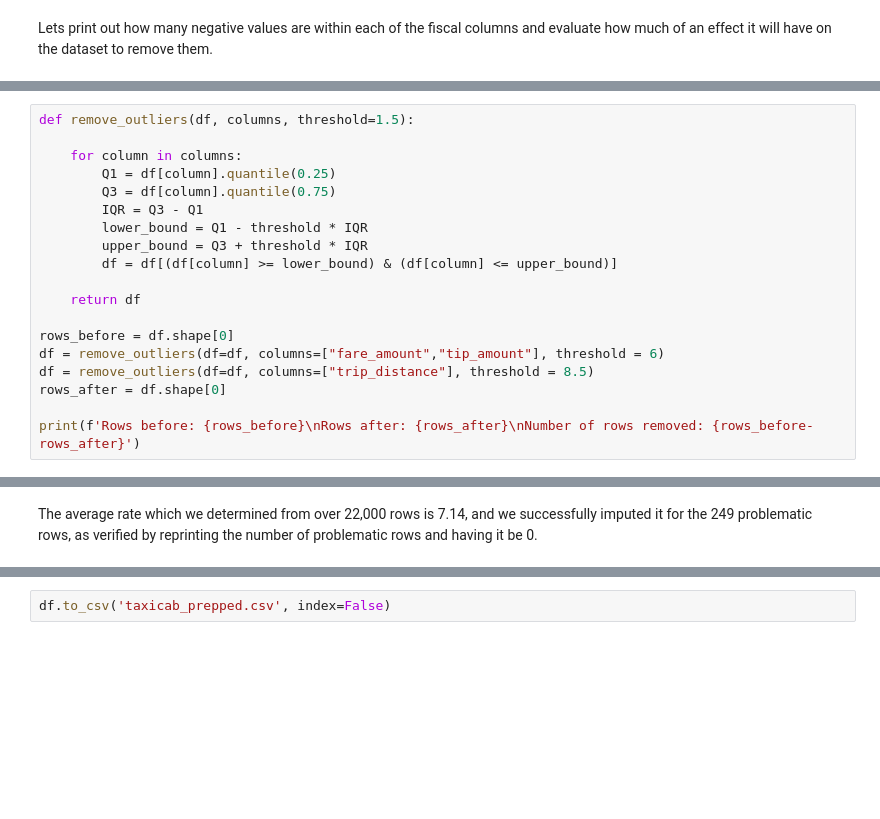
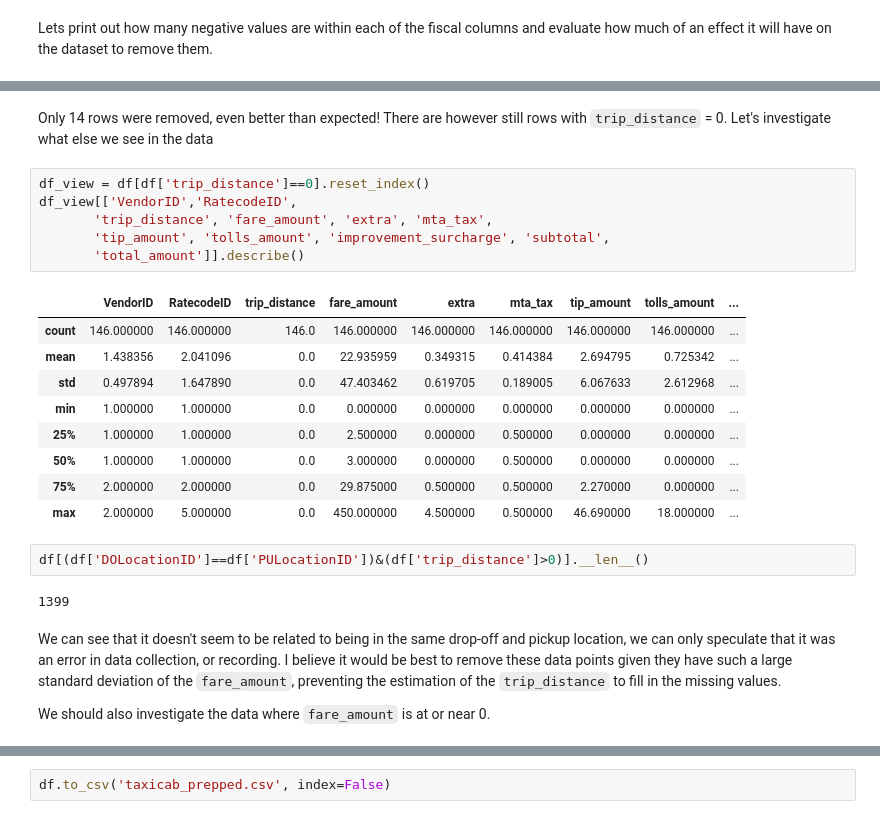
Before and after one commit to DonFetti/TaxiCab_Project, a Jupyter notebook: taxi_data_prep.ipynb, the cells around one changed output, grey strips where cells are left out. Drawn from its saved outputs; the diff is of its cells as text; blank space fills up the shorter version.

```diff
--- a/taxi_data_prep.ipynb
+++ b/taxi_data_prep.ipynb
@@ -326,19 +254,0 @@ The oulier upperbounds for `fare_amount`, `tip_amount` and `trip_distance` are 2
-# %%
-def remove_outliers(df, columns, threshold=1.5):
-
-    for column in columns:
-        Q1 = df[column].quantile(0.25)
-        Q3 = df[column].quantile(0.75)
-        IQR = Q3 - Q1
-        lower_bound = Q1 - threshold * IQR
-        upper_bound = Q3 + threshold * IQR
-        df = df[(df[column] >= lower_bound) & (df[column] <= upper_bound)]
-
-    return df
-
-rows_before = df.shape[0]
-df = remove_outliers(df=df, columns=["fare_amount","tip_amount"], threshold = 6)
-df = remove_outliers(df=df, columns=["trip_distance"], threshold = 8.5)
-rows_after = df.shape[0]
-
-print(f'Rows before: {rows_before}\nRows after: {rows_after}\nNumber of rows removed: {rows_before-rows_after}')
@@ -361,2 +255,26 @@ print(df[(df["ride_rate"] == 0) | (df["ride_rate"] >= rate_upper_bound)].shape[0
-# %% [markdown]
-The average rate which we determined from over 22,000 rows is 7.14, and we successfully imputed it for the 249 problematic rows, as verified by reprinting the number of problematic rows and having it be 0.
+# %% [markdown]
+Only 14 rows were removed, even better than expected! There are however still rows with `trip_distance` = 0. Let's investigate what else we see in the data
+# %%
+df_view = df[df['trip_distance']==0].reset_index()
+df_view[['VendorID','RatecodeID',
+       'trip_distance', 'fare_amount', 'extra', 'mta_tax',
+       'tip_amount', 'tolls_amount', 'improvement_surcharge', 'subtotal',
+       'total_amount']].describe()
+# %% [output]
+|  | VendorID | RatecodeID | trip_distance | fare_amount | extra | mta_tax | tip_amount | tolls_amount | ... |
+| count | 146.000000 | 146.000000 | 146.0 | 146.000000 | 146.000000 | 146.000000 | 146.000000 | 146.000000 | ... |
+| mean | 1.438356 | 2.041096 | 0.0 | 22.935959 | 0.349315 | 0.414384 | 2.694795 | 0.725342 | ... |
+| std | 0.497894 | 1.647890 | 0.0 | 47.403462 | 0.619705 | 0.189005 | 6.067633 | 2.612968 | ... |
+| min | 1.000000 | 1.000000 | 0.0 | 0.000000 | 0.000000 | 0.000000 | 0.000000 | 0.000000 | ... |
+| 25% | 1.000000 | 1.000000 | 0.0 | 2.500000 | 0.000000 | 0.500000 | 0.000000 | 0.000000 | ... |
+| 50% | 1.000000 | 1.000000 | 0.0 | 3.000000 | 0.000000 | 0.500000 | 0.000000 | 0.000000 | ... |
+| 75% | 2.000000 | 2.000000 | 0.0 | 29.875000 | 0.500000 | 0.500000 | 2.270000 | 0.000000 | ... |
+| max | 2.000000 | 5.000000 | 0.0 | 450.000000 | 4.500000 | 0.500000 | 46.690000 | 18.000000 | ... |
+# %%
+df[(df['DOLocationID']==df['PULocationID'])&(df['trip_distance']>0)].__len__()
+# %% [output]
+1399
+# %% [markdown]
+We can see that it doesn't seem to be related to being in the same drop-off and pickup location, we can only speculate that it was an error in data collection, or recording. I believe it would be best to remove these data points given they have such a large standard deviation of the `fare_amount`, preventing the estimation of the `trip_distance` to fill in the missing values.
+
+We should also investigate the data where `fare_amount` is at or near 0.
```
Also changed, not shown: parts of 41 cells of this notebook.
